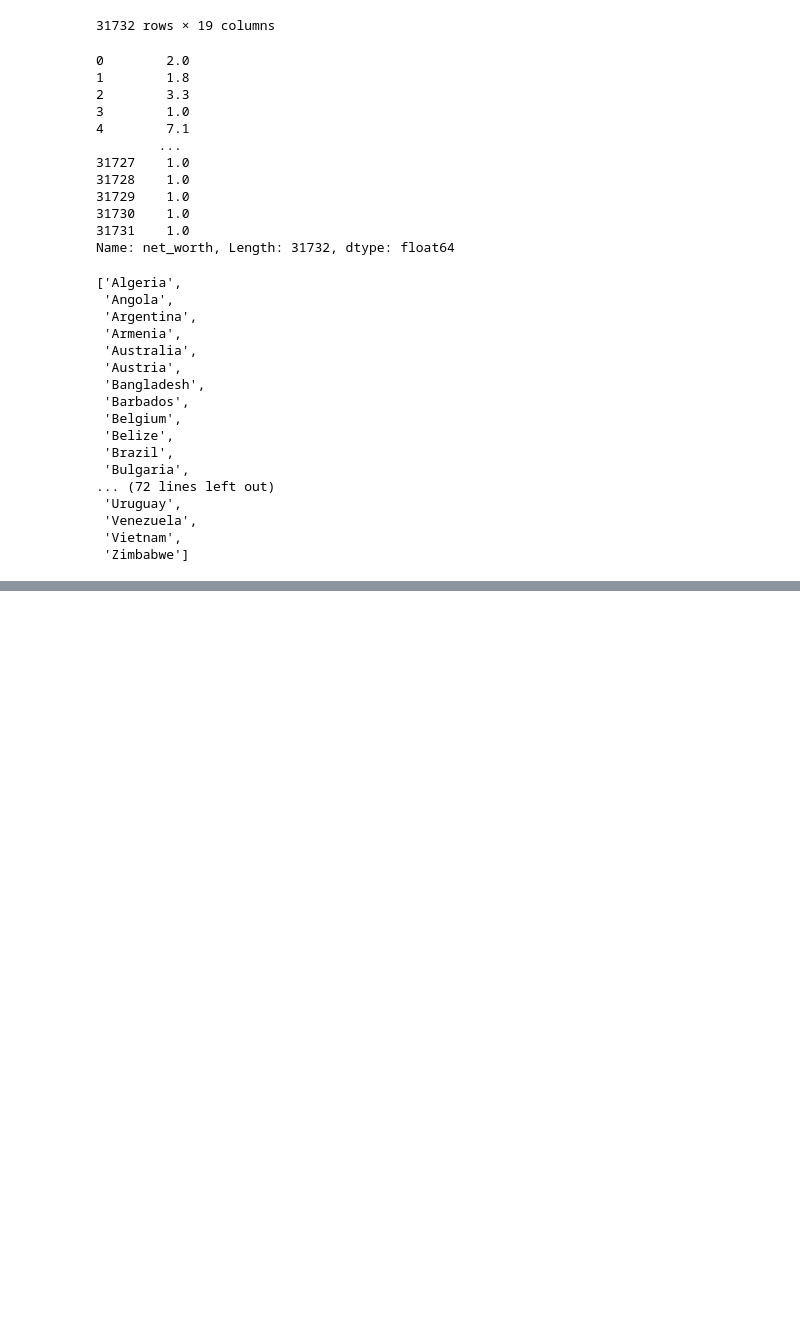
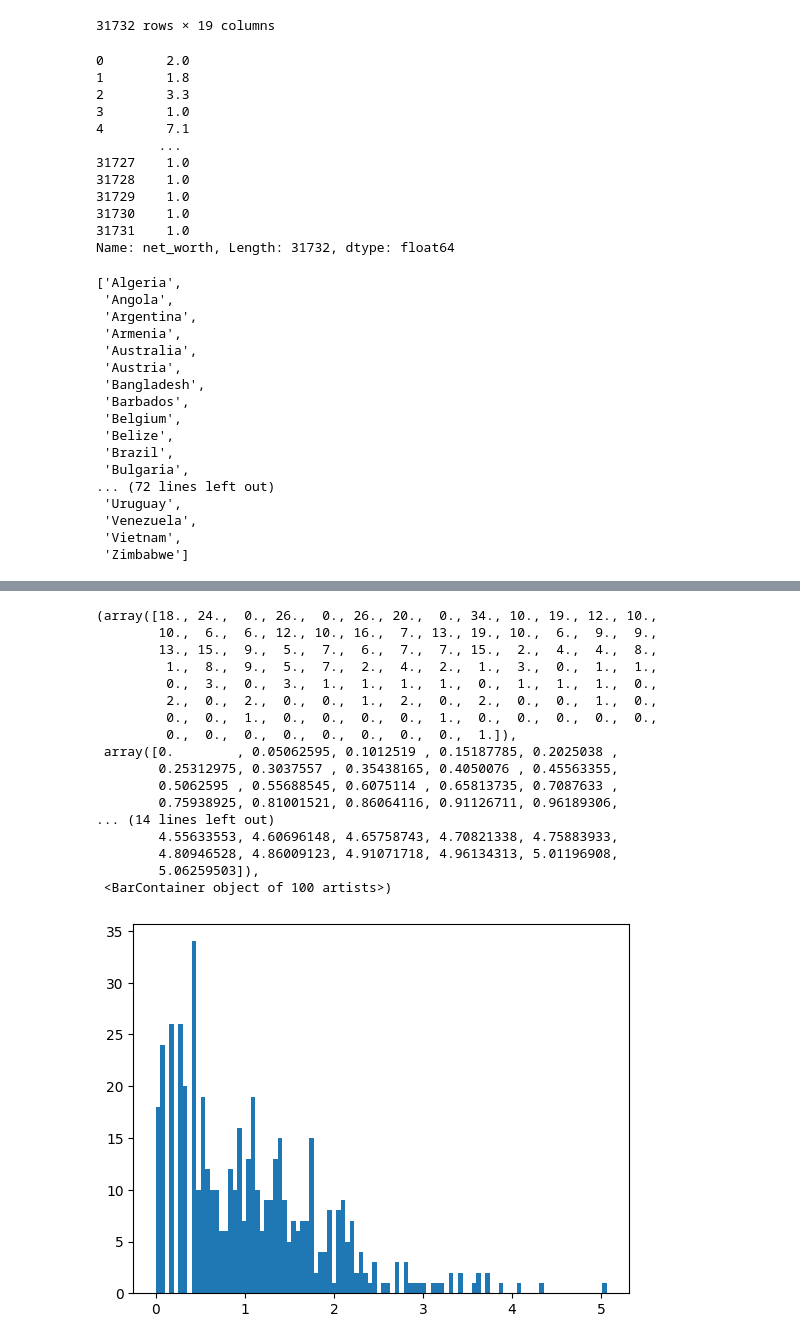
Before and after one commit to plhocker/top_wealth_thesis, a Jupyter notebook: Notebooks/test.ipynb, the cells around one changed output, grey strips where cells are left out. Saved outputs shown, nothing was run; the diff lists cells and outputs as text; code cells hidden in the pictures; blank space fills up the shorter version.

```diff
--- a/Notebooks/test.ipynb
+++ b/Notebooks/test.ipynb
@@ -95,0 +100,3 @@ df
+# %%
+# Filter on region North America
+df = df[df['region'] == 'Europe']
@@ -95,0 +119,22 @@ df
+# %%
+# Plot a histogram of log net worth
+plt.hist(df['log_net_worth'], bins=100)
+# %% [output]
+(array([18., 24.,  0., 26.,  0., 26., 20.,  0., 34., 10., 19., 12., 10.,
+        10.,  6.,  6., 12., 10., 16.,  7., 13., 19., 10.,  6.,  9.,  9.,
+        13., 15.,  9.,  5.,  7.,  6.,  7.,  7., 15.,  2.,  4.,  4.,  8.,
+         1.,  8.,  9.,  5.,  7.,  2.,  4.,  2.,  1.,  3.,  0.,  1.,  1.,
+         0.,  3.,  0.,  3.,  1.,  1.,  1.,  1.,  0.,  1.,  1.,  1.,  0.,
+         2.,  0.,  2.,  0.,  0.,  1.,  2.,  0.,  2.,  0.,  0.,  1.,  0.,
+         0.,  0.,  1.,  0.,  0.,  0.,  0.,  1.,  0.,  0.,  0.,  0.,  0.,
+         0.,  0.,  0.,  0.,  0.,  0.,  0.,  0.,  1.]),
+ array([0.        , 0.05062595, 0.1012519 , 0.15187785, 0.2025038 ,
+        0.25312975, 0.3037557 , 0.35438165, 0.4050076 , 0.45563355,
+        0.5062595 , 0.55688545, 0.6075114 , 0.65813735, 0.7087633 ,
+        0.75938925, 0.81001521, 0.86064116, 0.91126711, 0.96189306,
+... (14 lines left out)
+        4.55633553, 4.60696148, 4.65758743, 4.70821338, 4.75883933,
+        4.80946528, 4.86009123, 4.91071718, 4.96134313, 5.01196908,
+        5.06259503]),
+ <BarContainer object of 100 artists>)
+[figure, added]
```
Also changed, not shown: parts of 21 cells of this notebook, 3 other files.
